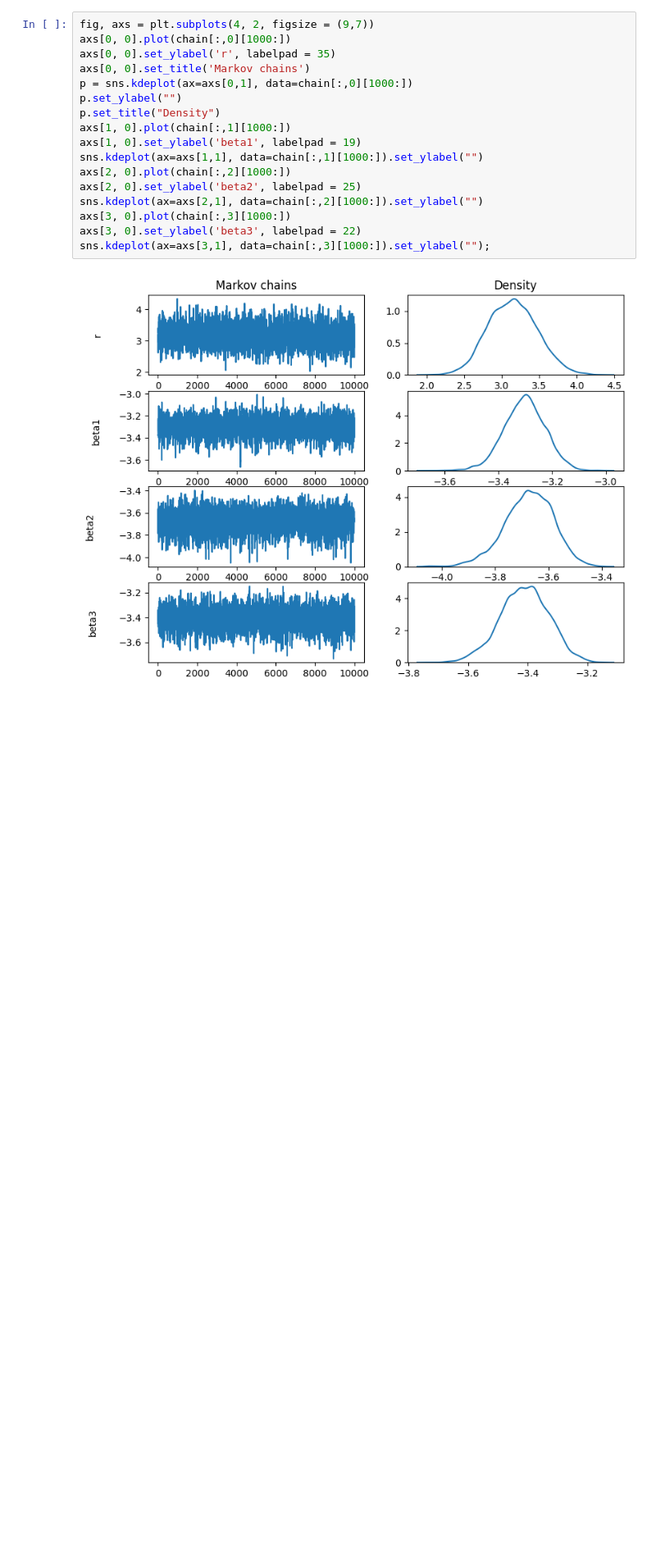
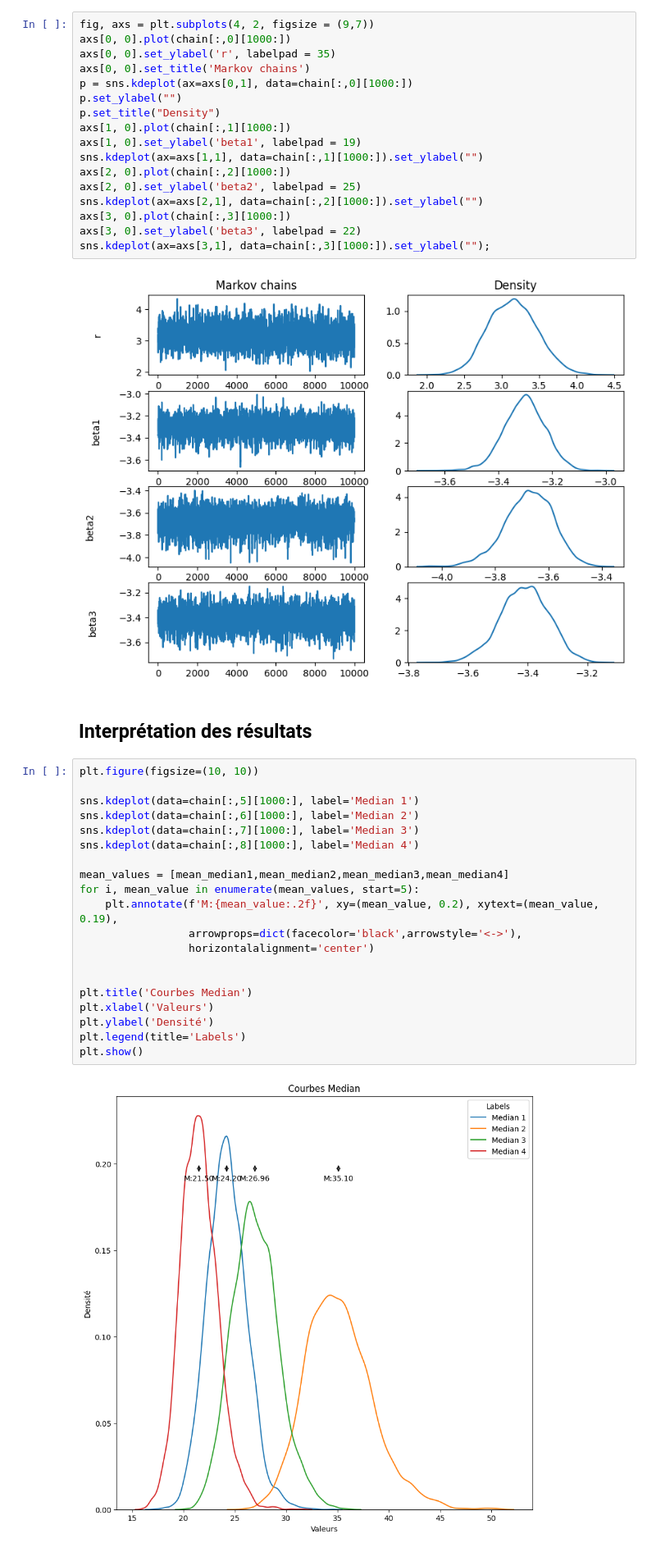
Before and after one commit to Saaaad2000/ProjetBayesMathsapp, a Jupyter notebook: mice_fixed(1).ipynb, the cells around one changed output. Shown at 82% size. Saved outputs shown, nothing was run; the diff lists cells and outputs as text; blank space fills up the shorter version.

Commit message:
Add figure medians

```diff
--- a/mice_fixed(1).ipynb
+++ b/mice_fixed(1).ipynb
@@ -351,3 +351,27 @@ axs[3, 0].set_ylabel('beta3', labelpad = 22)
 sns.kdeplot(ax=axs[3,1], data=chain[:,3][1000:]).set_ylabel("");
 # %% [output]
 [figure]
+# %% [markdown]
+## Interprétation des résultats
+# %%
+plt.figure(figsize=(10, 10))
+
+sns.kdeplot(data=chain[:,5][1000:], label='Median 1')
+sns.kdeplot(data=chain[:,6][1000:], label='Median 2')
+sns.kdeplot(data=chain[:,7][1000:], label='Median 3')
+sns.kdeplot(data=chain[:,8][1000:], label='Median 4')
+
+mean_values = [mean_median1,mean_median2,mean_median3,mean_median4]
+for i, mean_value in enumerate(mean_values, start=5):
+    plt.annotate(f'M:{mean_value:.2f}', xy=(mean_value, 0.2), xytext=(mean_value, 0.19),
+                 arrowprops=dict(facecolor='black',arrowstyle='<->'),
+                 horizontalalignment='center')
+
+
+plt.title('Courbes Median')
+plt.xlabel('Valeurs')
+plt.ylabel('Densité')
+plt.legend(title='Labels')
+plt.show()
+# %% [output]
+[figure, added]
```
